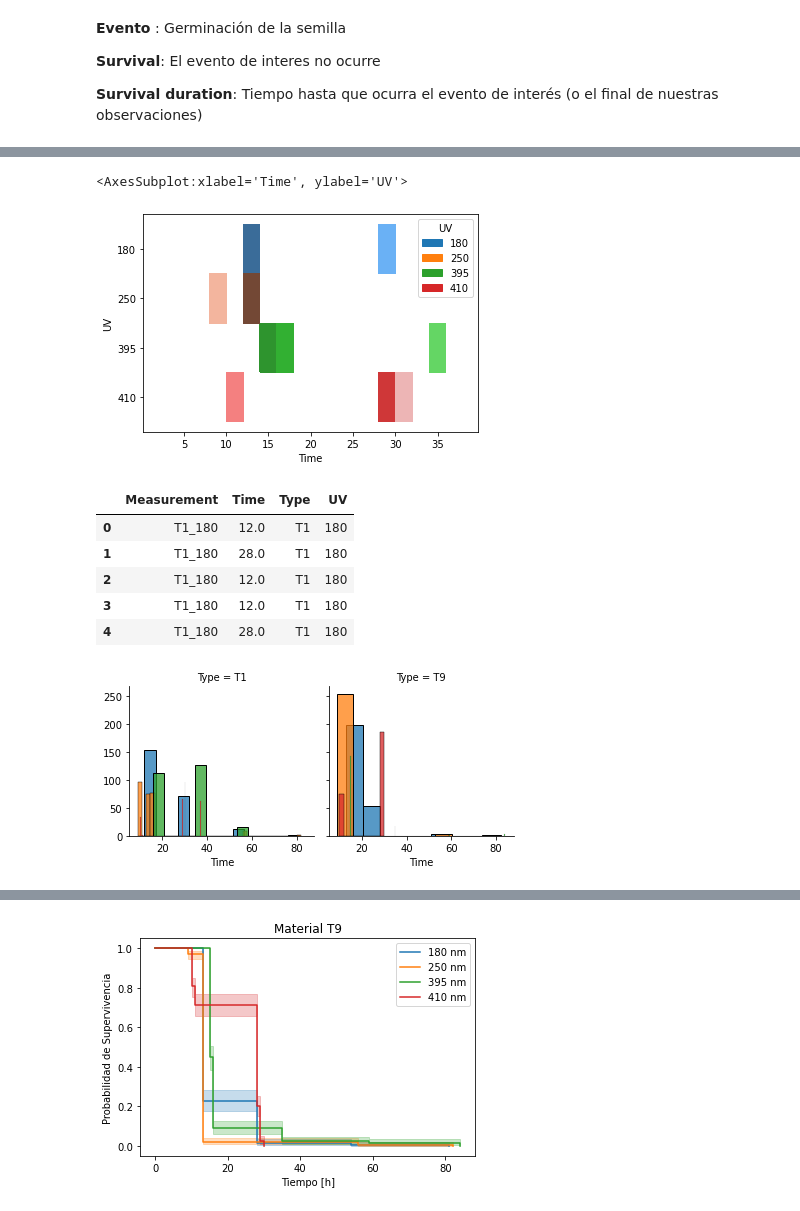
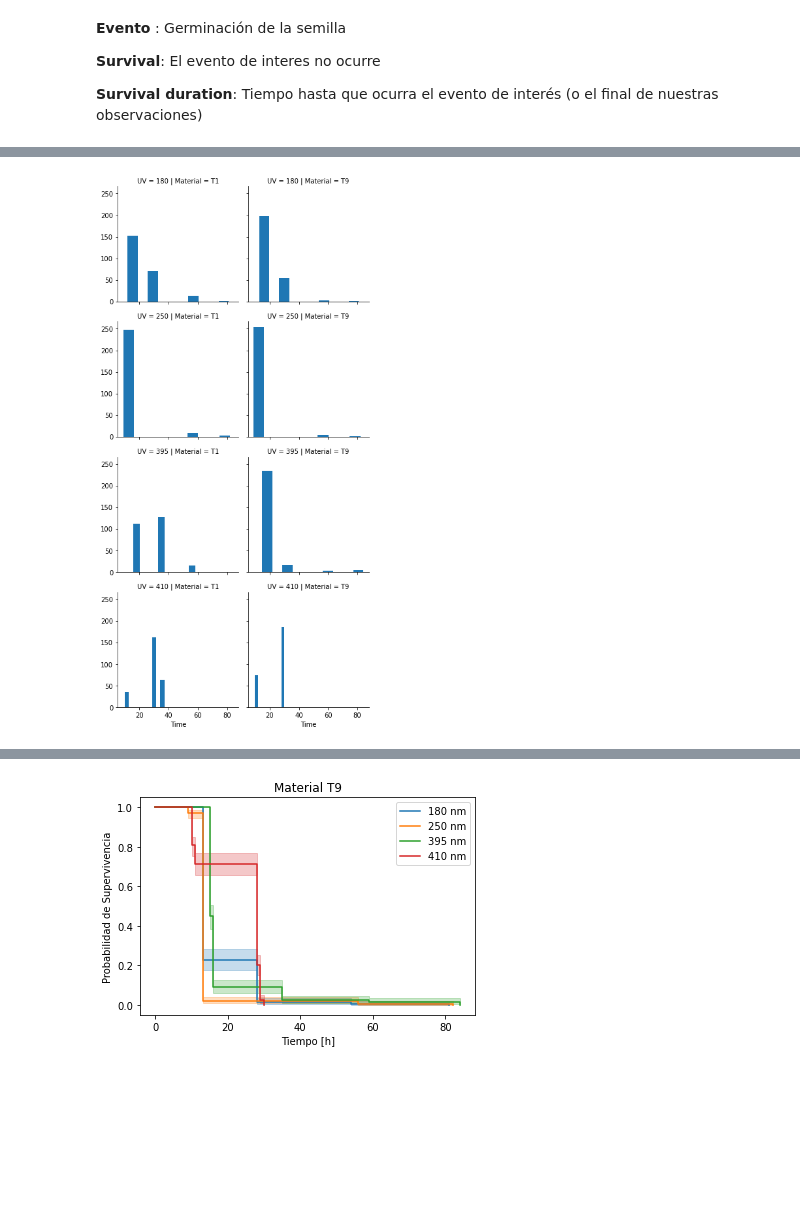
Before and after one commit to andreapy/Quinua, a Jupyter notebook: Germina.ipynb, the cells around one changed output, grey strips where cells are left out. Saved outputs shown, nothing was run; the diff lists cells and outputs as text; code cells hidden in the pictures; blank space fills up the shorter version.

```diff
--- a/Germina.ipynb
+++ b/Germina.ipynb
@@ -84,6 +47,6 @@ melted_df.head()
 # %%
 # Extract the measurement type (T1 or T9) from the column name
-melted_df["Type"] = melted_df["Measurement"].str.split("_").str[0]
+melted_df["Material"] = melted_df["Measurement"].str.split("_").str[0]
 melted_df["UV"] = melted_df["Measurement"].str.split("_").str[1]
 # %%
 melted_df.info()
@@ -158,21 +135,8 @@ sns.histplot(data=melted_df[melted_df['Type']=='T1'], x="Time", y="UV", hue="UV"
-# %%
-sns.histplot(data=melted_df[melted_df['Type']=='T9'], x="Time", y="UV", hue="UV", bins=range(2,40,2))
-# %% [output]
-<AxesSubplot:xlabel='Time', ylabel='UV'>
-[figure, removed]
-# %%
-melted_df.head()
-# %% [output]
-|  | Measurement | Time | Type | UV |
-| 0 | T1_180 | 12.0 | T1 | 180 |
-| 1 | T1_180 | 28.0 | T1 | 180 |
-| 2 | T1_180 | 12.0 | T1 | 180 |
-| 3 | T1_180 | 12.0 | T1 | 180 |
-| 4 | T1_180 | 28.0 | T1 | 180 |
 # %%
-g = sns.FacetGrid(melted_df, col="Type", hue='UV')
-g.map(sns.histplot, "Time")
+# Plot histograms grouped by 'Measurement_Type', using FacetGrid
+g = sns.FacetGrid(melted_df, col="Material",row="UV")
+g.map(plt.hist, "Time")
 #g.set_titles(col_template="{col_name}")
 plt.show()
 # %% [output]
-[figure, old version]
+[figure, new version]
```
Also changed, not shown: parts of 62 cells of this notebook.
